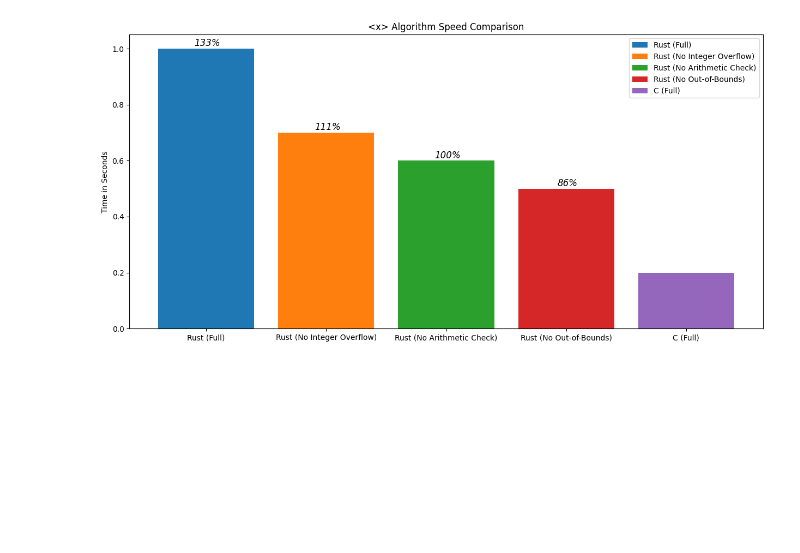
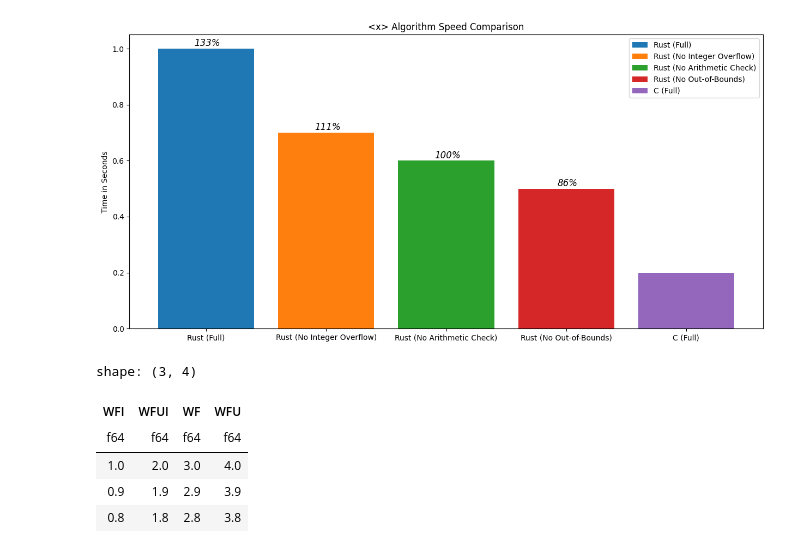
Before and after one commit to denmarkx/rust-performance-analysis, a Jupyter notebook: benchmark_notebook.ipynb, the cells around one changed output. Drawn from its saved outputs; the diff is of its cells as text; code cells hidden in the pictures; blank space fills up the shorter version.

```diff
--- a/benchmark_notebook.ipynb
+++ b/benchmark_notebook.ipynb
@@ -52,0 +56,9 @@ ax.legend()
+# %%
+wdf
+# %% [output]
+shape: (3, 4)
+| WFI | WFUI | WF | WFU |
+| f64 | f64 | f64 | f64 |
+| 1.0 | 2.0 | 3.0 | 4.0 |
+| 0.9 | 1.9 | 2.9 | 3.9 |
+| 0.8 | 1.8 | 2.8 | 3.8 |
```
Also changed, not shown: parts of 2 cells of this notebook.
